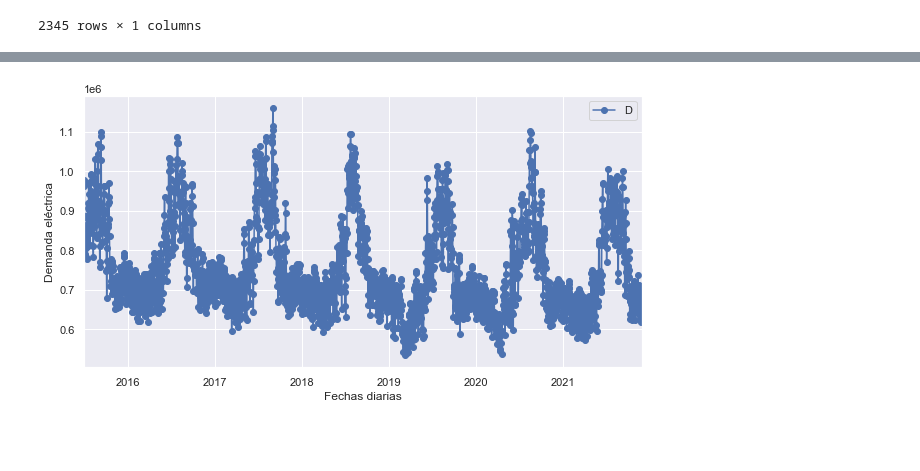
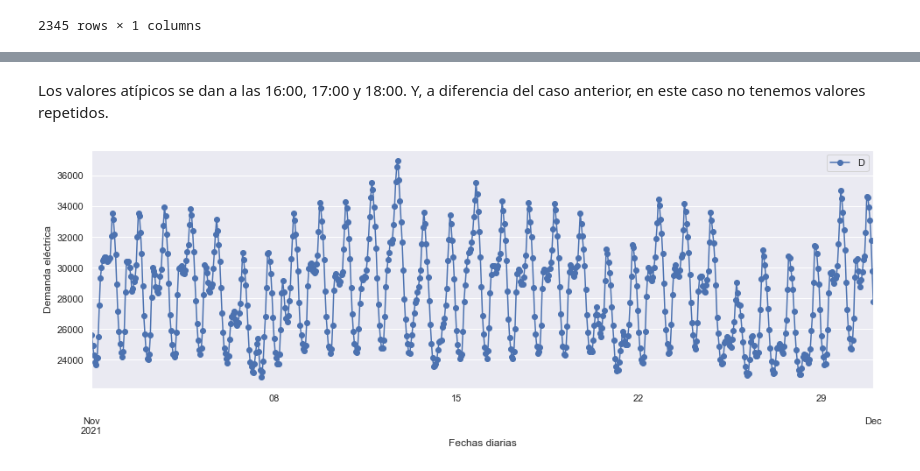
Before and after one commit to aitorlarrinoa/Series-temporales, a Jupyter notebook: Practices/EXAM/Examen_Aitor_Larrinoa.ipynb, the cells around one changed output, grey strips where cells are left out. Drawn from its saved outputs; the diff is of its cells as text; code cells hidden in the pictures; blank space fills up the shorter version.

```diff
--- a/Practices/EXAM/Examen_Aitor_Larrinoa.ipynb
+++ b/Practices/EXAM/Examen_Aitor_Larrinoa.ipynb
@@ -83,0 +475,3 @@ Vemos que el último registro no coincide. Luego, deberemos hacer algo.
+# %%
+dates_to_introduce = pd.date_range(start='2015/07/01', end="2021/12/01", freq='H')[1:]
+dates_to_introduce
@@ -83,0 +493,2 @@ Vemos que el último registro no coincide. Luego, deberemos hacer algo.
+# %%
+datos_horarios_formato_1 = datos_horarios_formato_1.reindex(dates_to_introduce)
@@ -85,0 +575,6 @@ Graficamos la serie temporal de demanda eléctrica diaria
+# %%
+sns.set(rc = {"figure.figsize":(16,5)}) # Definimos el tamaño de la imagen
+ax = datos_horarios_formato_1.plot(marker = 'o', linestyle = '-')
+ax.set_ylabel("Demanda eléctrica") # Añadimos título al eje y
+ax.set_xlabel("Fechas diarias"); # Añadimos título al eje x
+plt.savefig("Demanda_energia_diaria.png", dpi=300, bbox_inches='tight')
@@ -85,0 +585,6 @@ Graficamos la serie temporal de demanda eléctrica diaria
+# %%
+sns.set(rc = {"figure.figsize":(16,5)}) # Definimos el tamaño de la imagen
+ax = datos_horarios_formato_1["2019-12-19":"2019-12-21"].plot(marker = 'o', linestyle = '-')
+ax.set_ylabel("Demanda eléctrica") # Añadimos título al eje y
+ax.set_xlabel("Fechas diarias"); # Añadimos título al eje x
+plt.savefig("Demanda_energia_diaria_outlier2.png", dpi=300, bbox_inches='tight')
@@ -86,8 +631,10 @@ Graficamos la serie temporal de demanda eléctrica diaria
+# %% [markdown]
+Los valores atípicos se dan a las 16:00, 17:00 y 18:00. Y, a diferencia del caso anterior, en este caso no tenemos valores repetidos.
 # %%
-sns.set(rc = {"figure.figsize":(10,5)}) # Definimos el tamaño de la imagen
-ax = datos_diarios.plot(marker = 'o', linestyle = '-')
+sns.set(rc = {"figure.figsize":(16,5)}) # Definimos el tamaño de la imagen
+ax = datos_horarios_formato_1["2021-11":].plot(marker = 'o', linestyle = '-')
 ax.set_ylabel("Demanda eléctrica") # Añadimos título al eje y
 ax.set_xlabel("Fechas diarias"); # Añadimos título al eje x
 plt.savefig("Demanda_energia_diaria.png", dpi=300, bbox_inches='tight')
 # %% [output]
-[figure, old version]
+[figure, new version]
```
Also changed, not shown: parts of 94 cells of this notebook, 7 other files.
